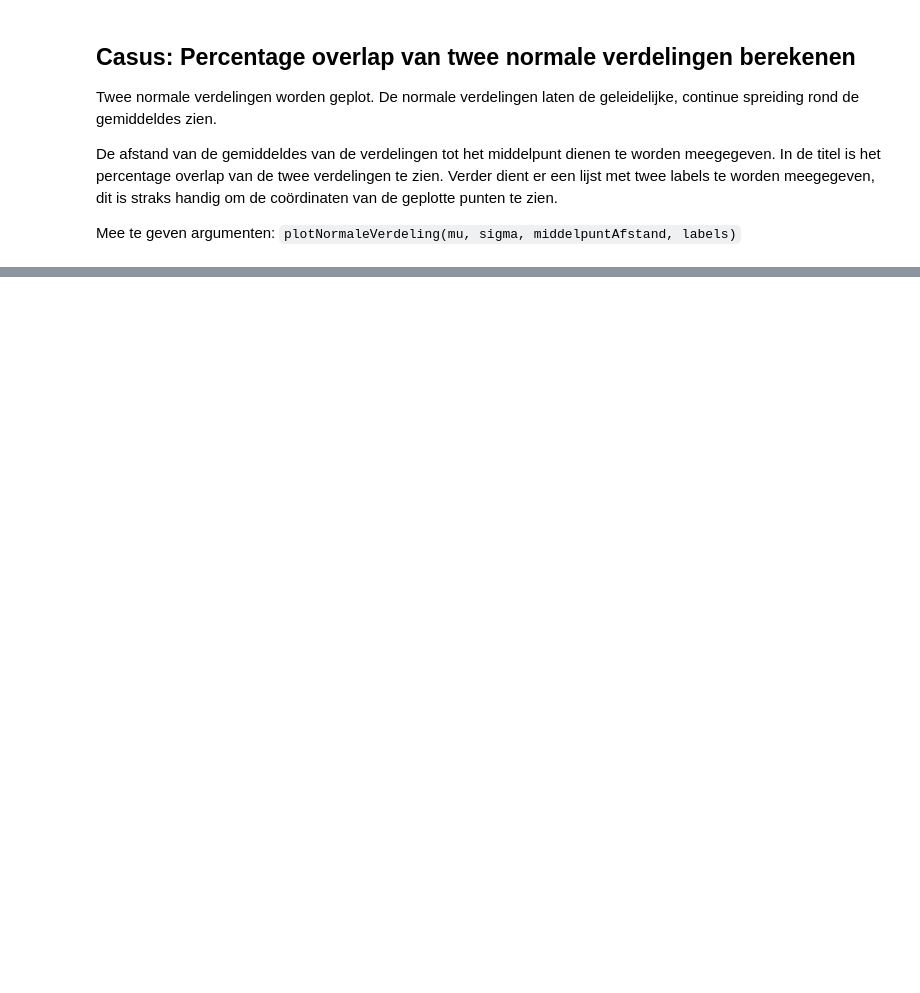
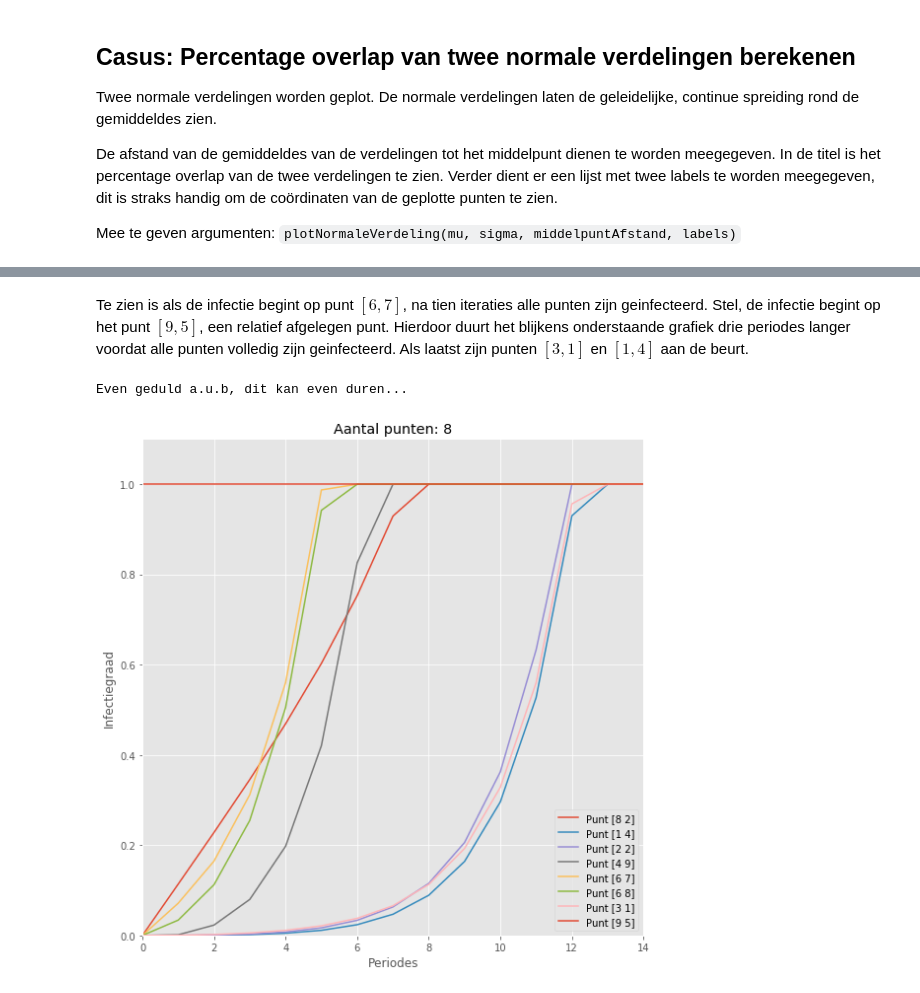
Before and after one commit to Denbergvanthijs/IPASS, a Jupyter notebook: main.ipynb, the cells around one changed output, grey strips where cells are left out. Saved outputs shown, nothing was run; the diff lists cells and outputs as text; code cells hidden in the pictures; blank space fills up the shorter version.

```diff
--- a/main.ipynb
+++ b/main.ipynb
@@ -94,3 +123,13 @@ plotVerloop(overlapMatrix, inputVector.T, 12, labels)
+# %% [markdown]
+Te zien is als de infectie begint op punt $[6, 7]$, na tien iteraties alle punten zijn geinfecteerd. Stel, de infectie begint op het punt $[9, 5]$, een relatief afgelegen punt. Hierdoor duurt het blijkens onderstaande grafiek drie periodes langer voordat alle punten volledig zijn geinfecteerd. Als laatst zijn punten $[3, 1]$ en $[1, 4]$ aan de beurt.
+# %%
+punten = np.array([[8, 2], [1, 4], [2, 2], [4, 9], [6, 7], [6, 8], [3, 1], [9, 5]])
+inputVector = np.array([[0], [0], [0], [0], [0], [0], [0], [1]])
+
+plotVerloop(punten, inputVector.T, 14)
+# %% [output]
+Even geduld a.u.b, dit kan even duren...
+[figure, added]
 # %% [markdown]
 # Echte data gebruiken
 -----------------
```
Also changed, not shown: parts of 38 cells of this notebook, 10 other files.
